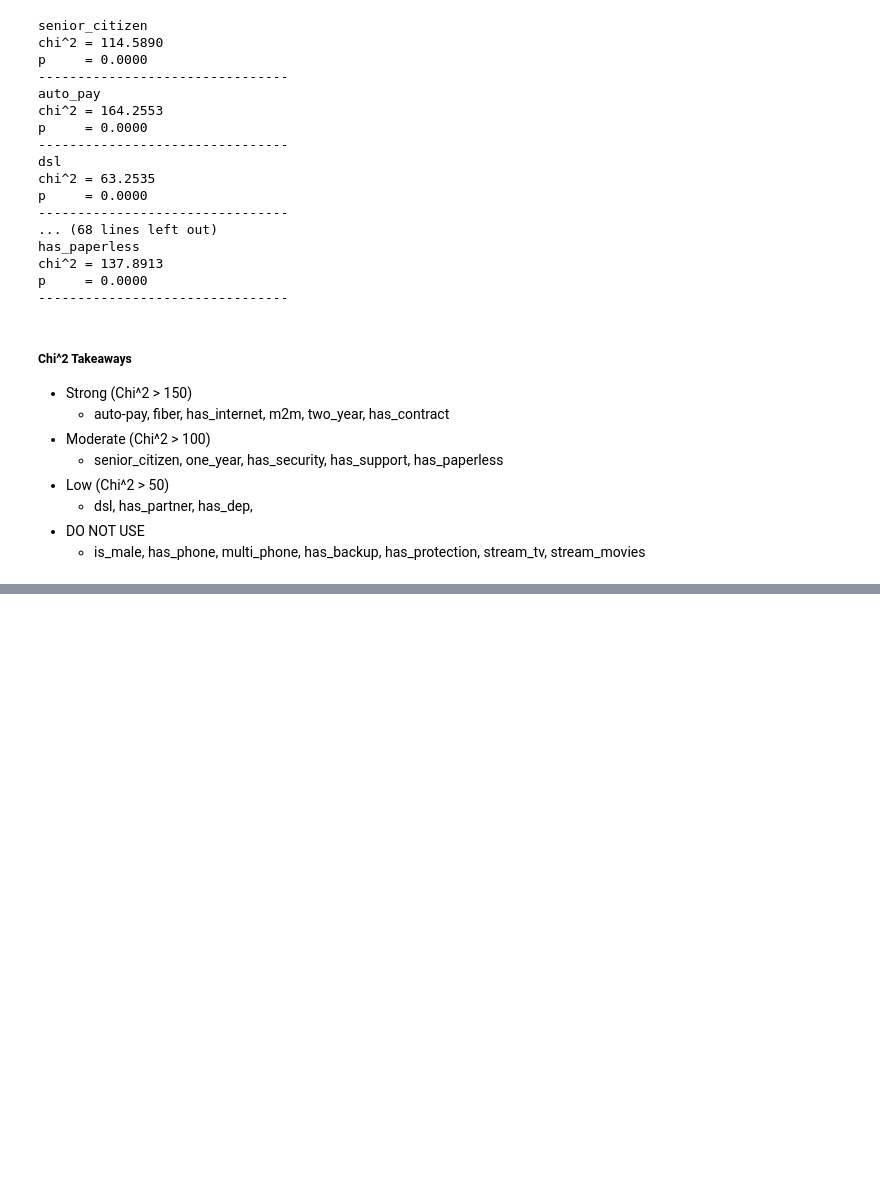
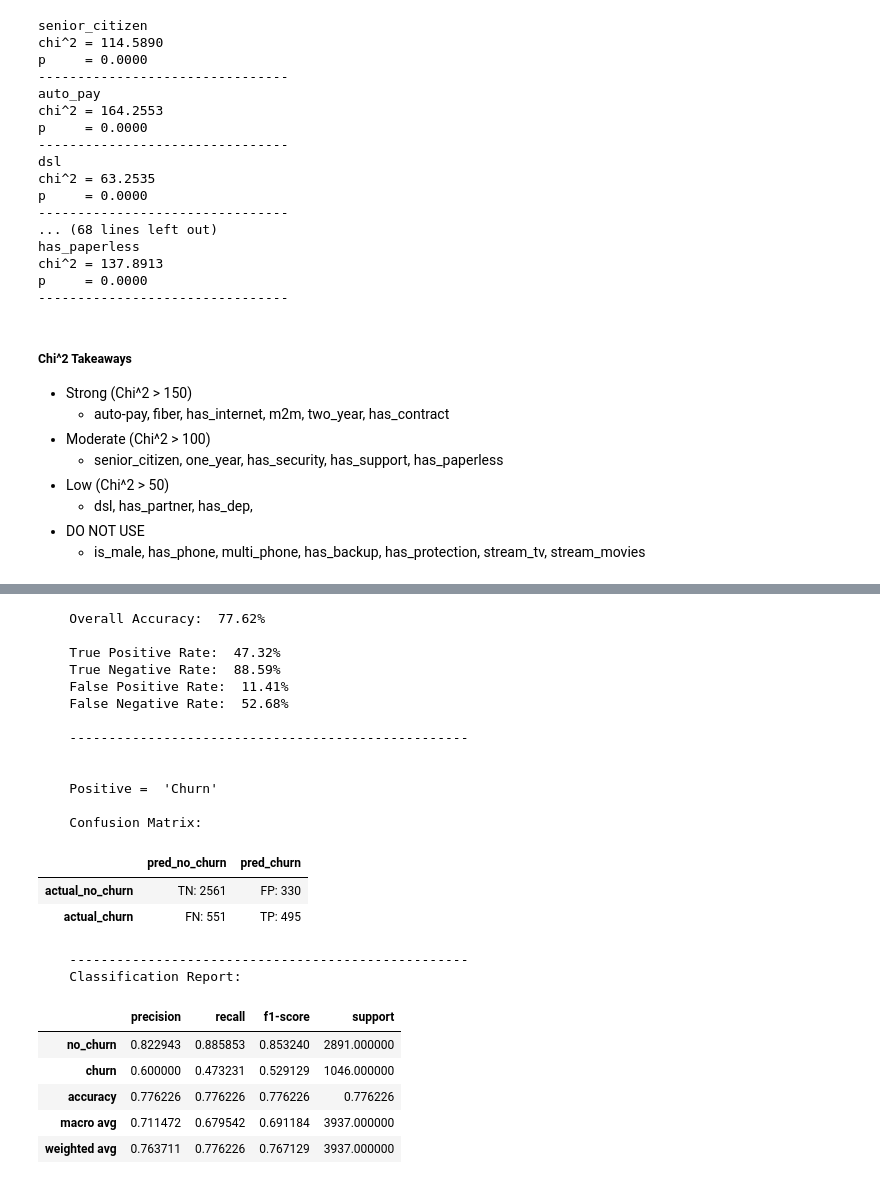
Before and after one commit to Tyler-Applegate/telco_churn_project, a Jupyter notebook: final_report.ipynb, the cells around one changed output, grey strips where cells are left out. Drawn from its saved outputs; the diff is of its cells as text; code cells hidden in the pictures; blank space fills up the shorter version.

```diff
--- a/final_report.ipynb
+++ b/final_report.ipynb
@@ -263,0 +378,36 @@ p     = 0.0000
+# %%
+# Random Forest
+rf_1 = RandomForestClassifier(bootstrap=True,
+                            class_weight=None,
+                            criterion='gini',
+#                             min_samples_leaf=3,
+#                             n_estimators=10,
+                            max_depth=3,
+                            random_state=1221)
+rf_1.fit(X_train, y_train)
+explore.model_performs(X_train, y_train, rf_1)
+# %% [output]
+    Overall Accuracy:  77.62%
+
+    True Positive Rate:  47.32%
+    True Negative Rate:  88.59%
+    False Positive Rate:  11.41%
+    False Negative Rate:  52.68%
+
+    ---------------------------------------------------
+
+
+    Positive =  'Churn'
+
+    Confusion Matrix:
+|  | pred_no_churn | pred_churn |
+| actual_no_churn | TN: 2561 | FP: 330 |
+| actual_churn | FN: 551 | TP: 495 |
+    ---------------------------------------------------
+    Classification Report:
+|  | precision | recall | f1-score | support |
+| no_churn | 0.822943 | 0.885853 | 0.853240 | 2891.000000 |
+| churn | 0.600000 | 0.473231 | 0.529129 | 1046.000000 |
+| accuracy | 0.776226 | 0.776226 | 0.776226 | 0.776226 |
+| macro avg | 0.711472 | 0.679542 | 0.691184 | 3937.000000 |
+| weighted avg | 0.763711 | 0.776226 | 0.767129 | 3937.000000 |
```
Also changed, not shown: parts of 30 cells of this notebook.
